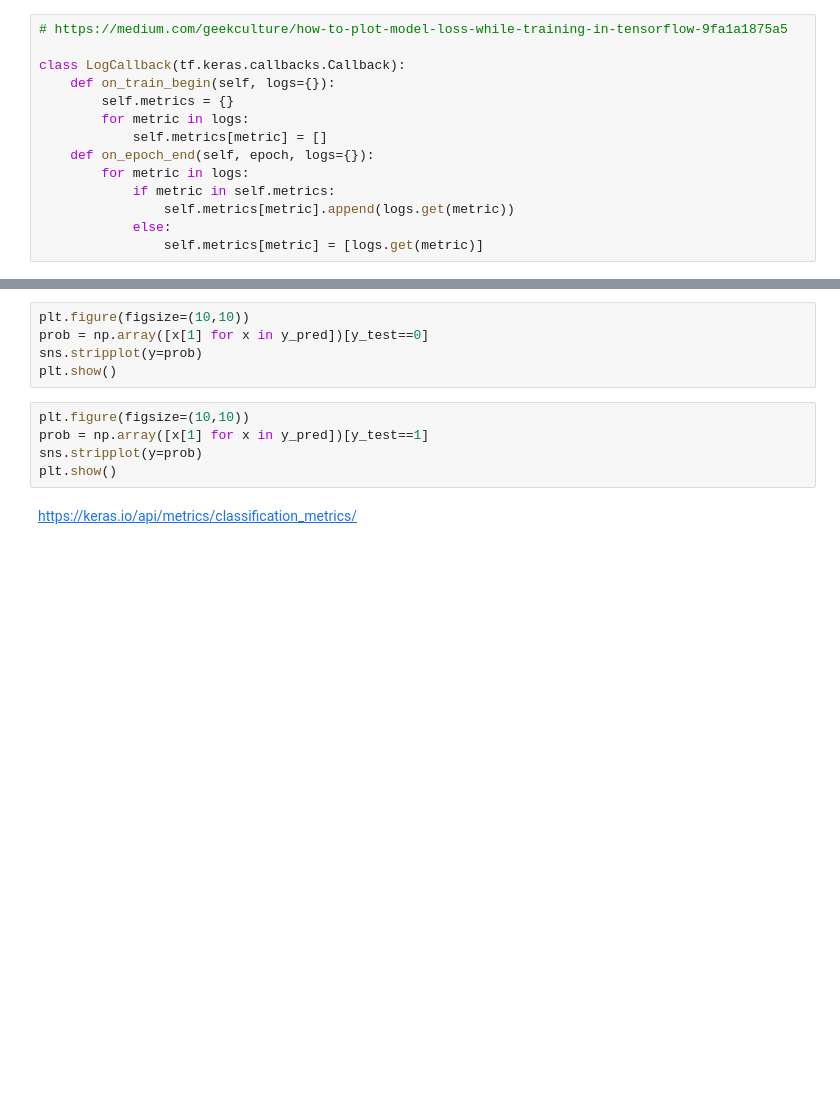
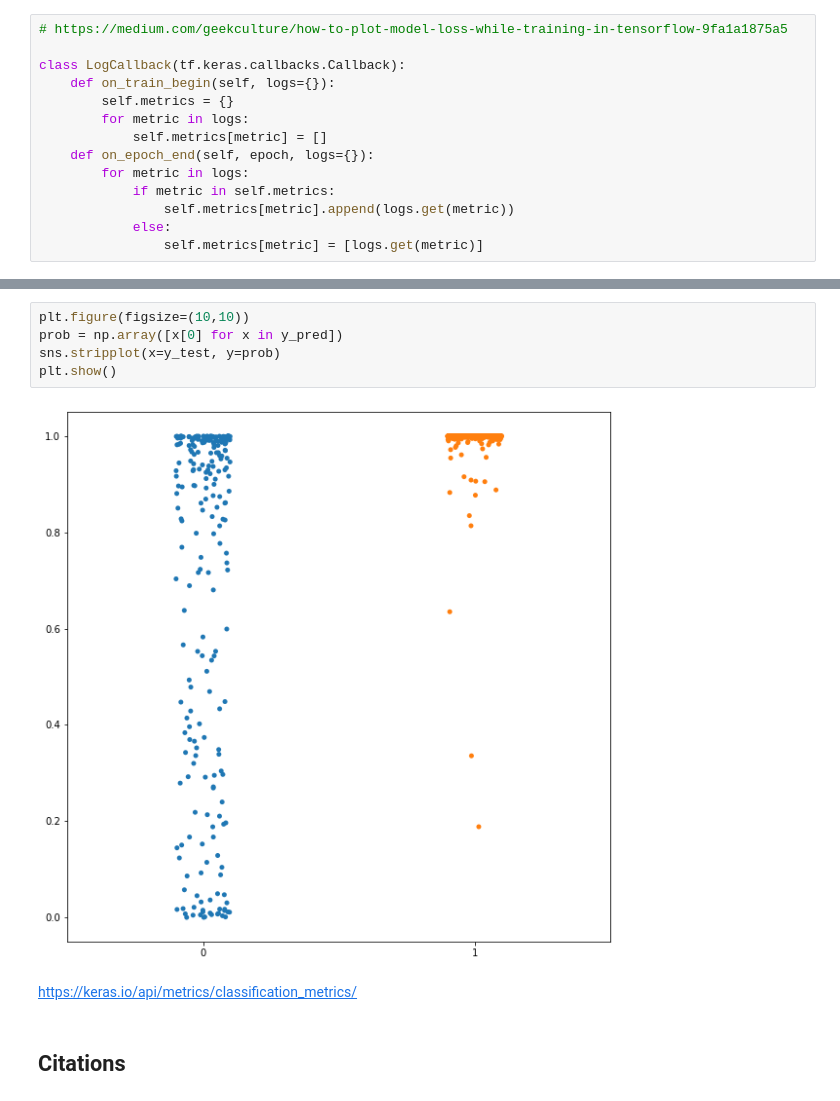
Before and after one commit to sepidehparhami/pneumonia-xray-cnn, a Jupyter notebook: pneumonia.ipynb, the cells around one changed output, grey strips where cells are left out. Cells and saved outputs as stored; diff of their text form; blank space fills up the shorter version.

```diff
--- a/pneumonia.ipynb
+++ b/pneumonia.ipynb
@@ -260,12 +349,11 @@ sns.lineplot(x=np.arange(0.05,1,0.05),y=x)
 # %%
 plt.figure(figsize=(10,10))
-prob = np.array([x[1] for x in y_pred])[y_test==0]
-sns.stripplot(y=prob)
+prob = np.array([x[0] for x in y_pred])
+sns.stripplot(x=y_test, y=prob)
 plt.show()
+# %% [output]
+[figure, added]
-# %%
-plt.figure(figsize=(10,10))
-prob = np.array([x[1] for x in y_pred])[y_test==1]
-sns.stripplot(y=prob)
-plt.show()
 # %% [markdown]
 https://keras.io/api/metrics/classification_metrics/
+# %% [markdown]
+## Citations
```
Also changed, not shown: parts of 25 cells of this notebook.
